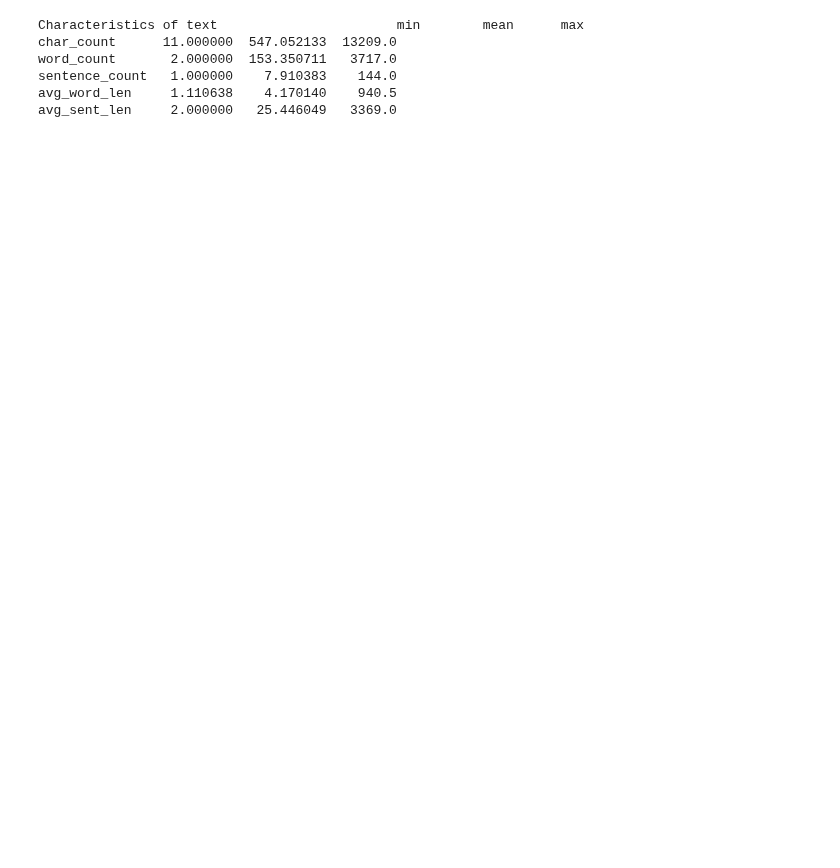
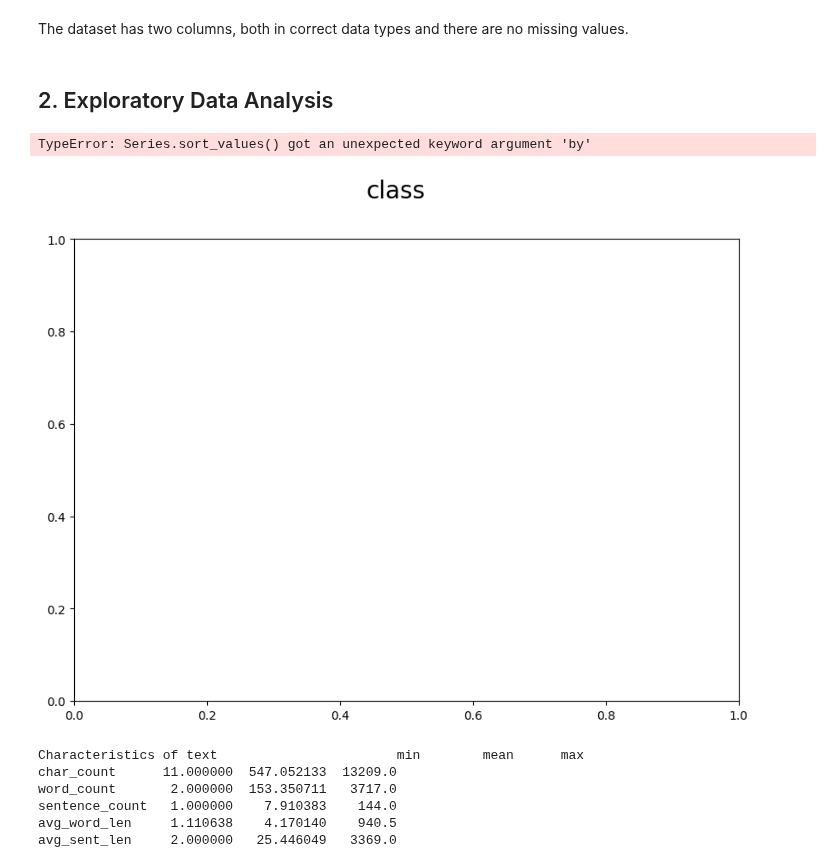
Before and after one commit to eugenebaraka/Predict-Suicidal-Ideation-on-Reddit, a Jupyter notebook: predict suicidal ideation/suicide-classification.ipynb, the cells around one changed output. Drawn from its saved outputs; the diff is of its cells as text; code cells hidden in the pictures; blank space fills up the shorter version.

```diff
--- a/predict suicidal ideation/suicide-classification.ipynb
+++ b/predict suicidal ideation/suicide-classification.ipynb
@@ -17 +34,11 @@ reddit_data.head()
+# %% [markdown]
+The dataset has two columns, both in correct data types and there are no missing values.
+# %% [markdown]
+## 2. Exploratory Data Analysis
+# %%
+# Explore balance in target variable
+plot_distributions(reddit_data, x = 'class', top=None, figsize= (10, 7))
+# %% [output]
+TypeError: Series.sort_values() got an unexpected keyword argument 'by'
+[figure, added]
 # %%
```
Also changed, not shown: parts of 7 cells of this notebook, 1 other file.
